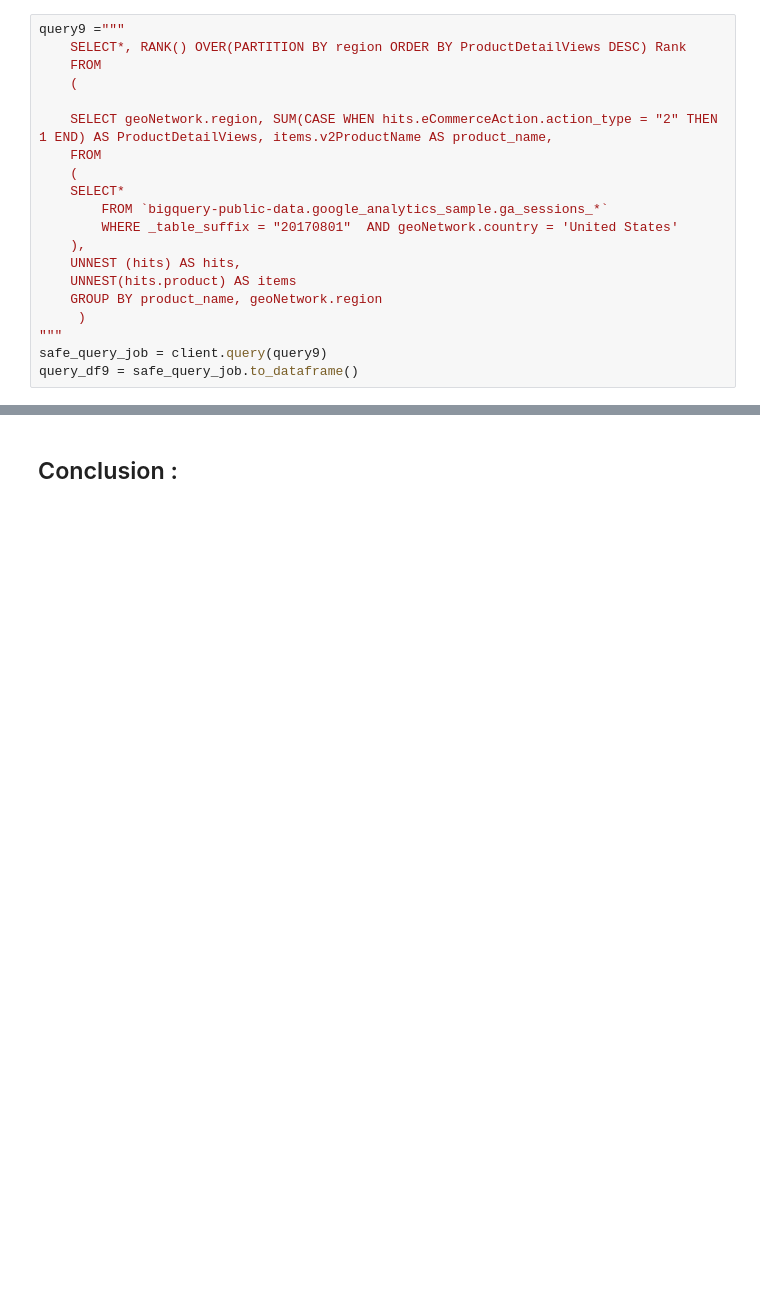
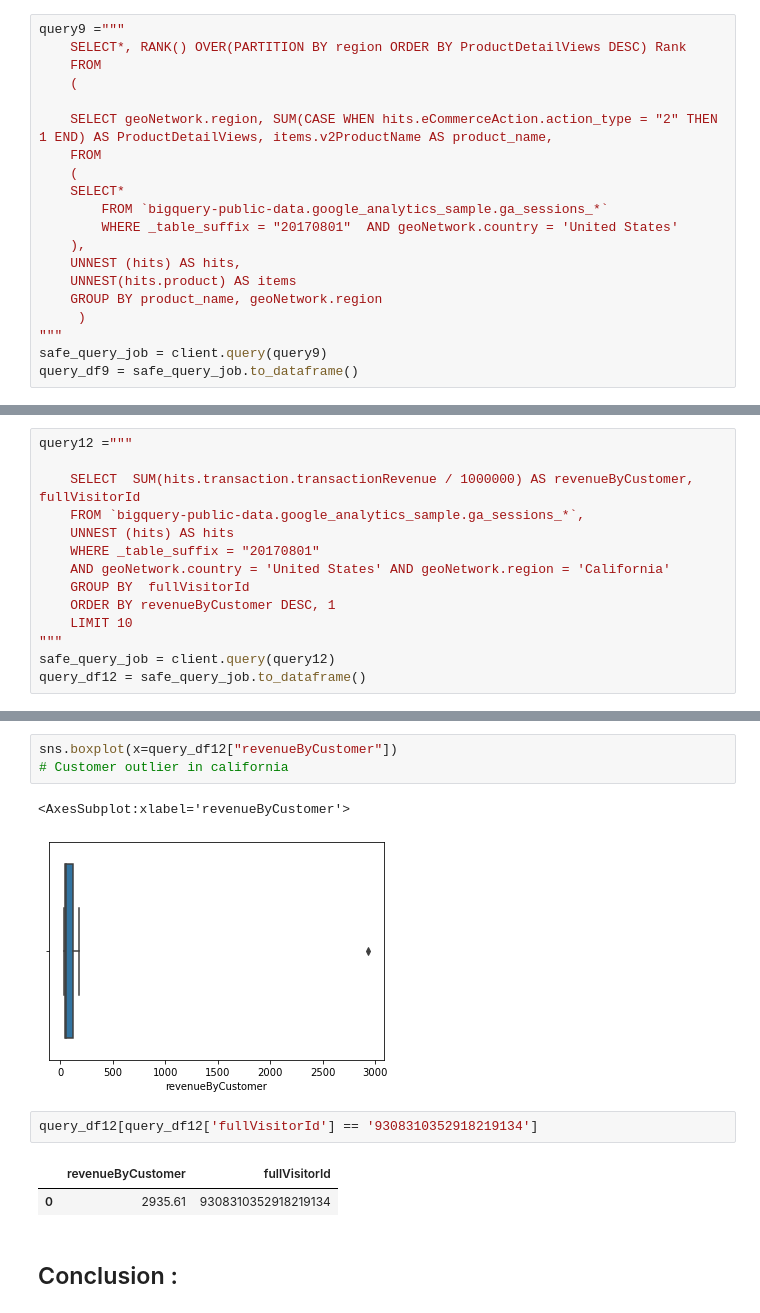
Before and after one commit to EgorWK4/google_analytics_EDA_sample, a Jupyter notebook: EDA.ipynb, the cells around one changed output, grey strips where cells are left out. Saved outputs shown, nothing was run; the diff lists cells and outputs as text; blank space fills up the shorter version.

```diff
--- a/EDA.ipynb
+++ b/EDA.ipynb
@@ -312,0 +418,14 @@ query_df9
+# %%
+query12 ="""
+
+    SELECT  SUM(hits.transaction.transactionRevenue / 1000000) AS revenueByCustomer, fullVisitorId
+    FROM `bigquery-public-data.google_analytics_sample.ga_sessions_*`,
+    UNNEST (hits) AS hits
+    WHERE _table_suffix = "20170801"
+    AND geoNetwork.country = 'United States' AND geoNetwork.region = 'California'
+    GROUP BY  fullVisitorId
+    ORDER BY revenueByCustomer DESC, 1
+    LIMIT 10
+"""
+safe_query_job = client.query(query12)
+query_df12 = safe_query_job.to_dataframe()
@@ -313,2 +446,13 @@ query_df9
+# %%
+sns.boxplot(x=query_df12["revenueByCustomer"])
+# Customer outlier in california
+# %% [output]
+<AxesSubplot:xlabel='revenueByCustomer'>
+[figure, added]
+# %%
+query_df12[query_df12['fullVisitorId'] == '9308310352918219134']
+# %% [output]
+|  | revenueByCustomer | fullVisitorId |
+| 0 | 2935.61 | 9308310352918219134 |
 # %% [markdown]
 ## Conclusion :
```
Also changed, not shown: parts of 23 cells of this notebook, 5 other files.
